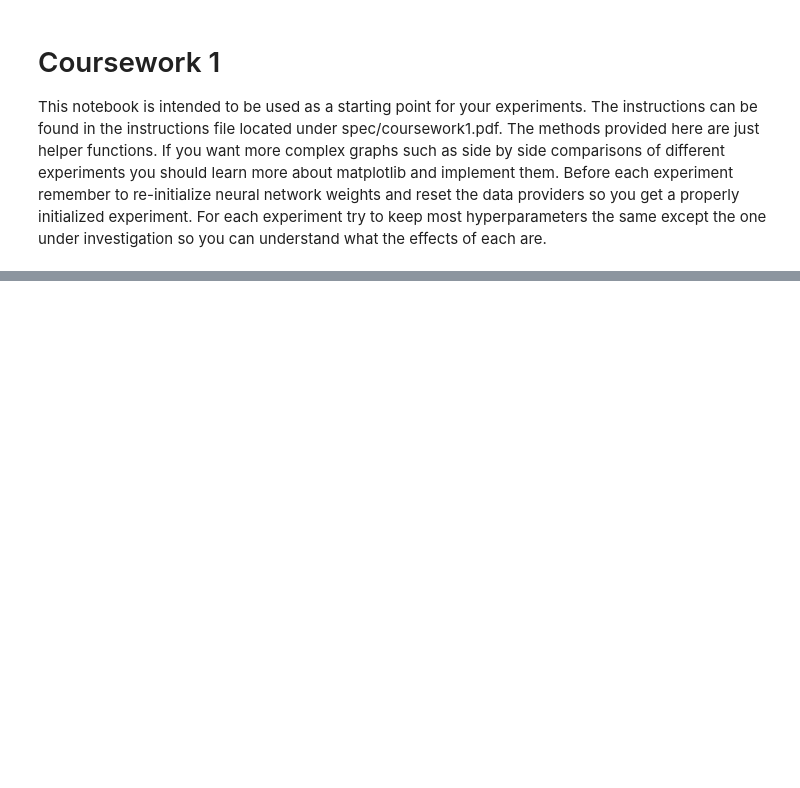
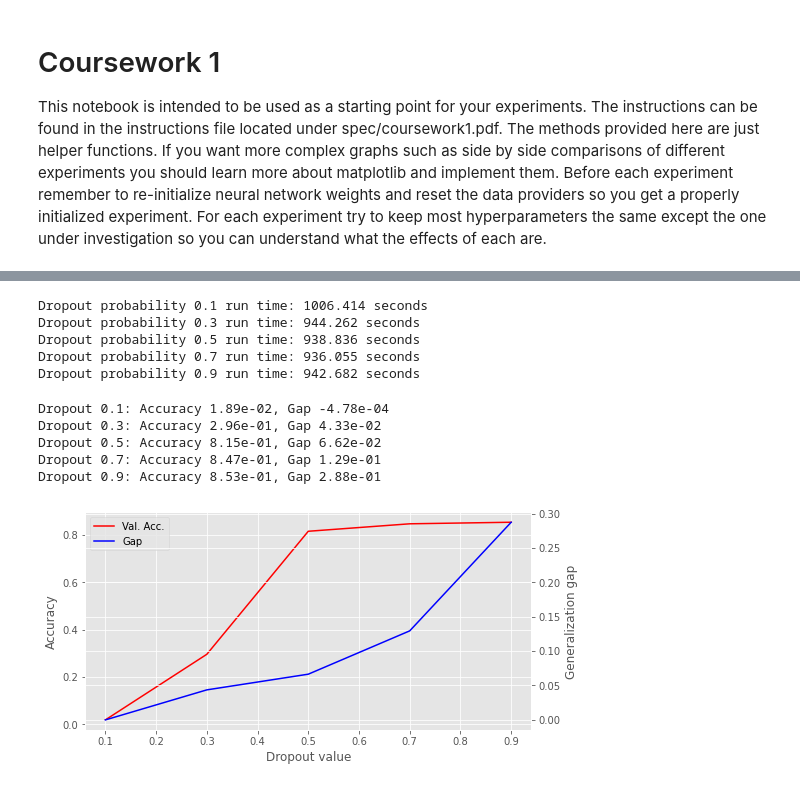
Before and after one commit to Mushinako/mlpractical, a Jupyter notebook: notebooks/Coursework_1.ipynb, the cells around one changed output, grey strips where cells are left out. Cells and saved outputs as stored; diff of their text form; code cells hidden in the pictures; blank space fills up the shorter version.

```diff
--- a/notebooks/Coursework_1.ipynb
+++ b/notebooks/Coursework_1.ipynb
@@ -276,3 +286,5 @@ if data_hidden_dim is None:
         128: run_model(128, 1),
     }
     %store data_hidden_dim
+for dim, data in data_hidden_dim.items():
+    print(f"Dimension {dim} run time: {data[2]:.3f} seconds")
@@ -286,3 +308,5 @@ if data_hidden_layer is None:
         3: run_model(128, 3),
     }
     %store data_hidden_layer
+for layer, data in data_hidden_layer.items():
+    print(f"Layer {layer} run time: {data[2]:.3f} seconds")
@@ -290,0 +356,15 @@ plot_fig_2_3(data_hidden_layer, "depth")
+# %%
+if data_dropout is None:
+    data_dropout = {
+        prob: run_model(128, 3, dropout=lambda: DropoutLayer(incl_prob=prob))
+        for prob in [0.1, 0.3, 0.5, 0.7, 0.9]
+    }
+    %store data_dropout
+for prob, data in data_dropout.items():
+    print(f"Dropout probability {prob} run time: {data[2]:.3f} seconds")
+# %% [output]
+Dropout probability 0.1 run time: 1006.414 seconds
+Dropout probability 0.3 run time: 944.262 seconds
+Dropout probability 0.5 run time: 938.836 seconds
+Dropout probability 0.7 run time: 936.055 seconds
+Dropout probability 0.9 run time: 942.682 seconds
@@ -291,7 +381,7 @@ plot_fig_2_3(data_hidden_layer, "depth")
 # %%
-def plot_fig_4(data: dict[float, _TrainResult], type_: str) -> None:
+def plot_fig_4_dropout(data: dict[float, _TrainResult]) -> None:
     """
-    Plot utility function for Fig. 2 and 3.
+    Plot utility function for Fig. 4 dropout.
     """
     fig = plt.figure(figsize=(8, 4))
     ax1 = fig.add_subplot(111)
@@ -300,13 +390,11 @@ def plot_fig_4(data: dict[float, _TrainResult], type_: str) -> None:
     accs: list[float] = []
     gaps: list[float] = []
     for dropout, datum in data.items():
+        print(f"Dropout {dropout}: {gen_acc_gap_str(datum)}")
         stat: _1DArray = datum[0][-1]
         keys = datum[1]
-        acc = stat[keys["acc(valid)"]]
-        gap = stat[keys["error(valid)"]] - stat[keys["error(train)"]]
-        print(f"{type_} {dropout}: Accuracy {acc:.2e}, Gap {gap:.2e}")
-        accs.append(acc)
-        gaps.append(gap)
+        accs.append(stat[keys["acc(valid)"]])
+        gaps.append(stat[keys["error(valid)"]] - stat[keys["error(train)"]])
 
     l1 = ax1.plot(data.keys(), accs, "r", label="Val. Acc.")
     l2 = ax2.plot(data.keys(), gaps, "b", label="Gap")
@@ -314,6 +402,6 @@ def plot_fig_4(data: dict[float, _TrainResult], type_: str) -> None:
     labels = [l.get_label() for l in lines]
 
     ax1.legend(lines, labels, loc=0)
-    ax1.set_xlabel(f"{type_} value")
+    ax1.set_xlabel("Dropout value")
     ax1.set_ylabel("Accuracy")
     ax2.set_ylabel("Generalization gap")
@@ -364,2 +408,11 @@ plot_fig_4(data_dropout, "Dropout")
+# %%
+plot_fig_4_dropout(data_dropout)
+# %% [output]
+Dropout 0.1: Accuracy 1.89e-02, Gap -4.78e-04
+Dropout 0.3: Accuracy 2.96e-01, Gap 4.33e-02
+Dropout 0.5: Accuracy 8.15e-01, Gap 6.62e-02
+Dropout 0.7: Accuracy 8.47e-01, Gap 1.29e-01
+Dropout 0.9: Accuracy 8.53e-01, Gap 2.88e-01
+[figure, added]
 # %%
 plot_fig_valid(data_dropout, "dropout")
```
Also changed, not shown: parts of 24 cells of this notebook.
